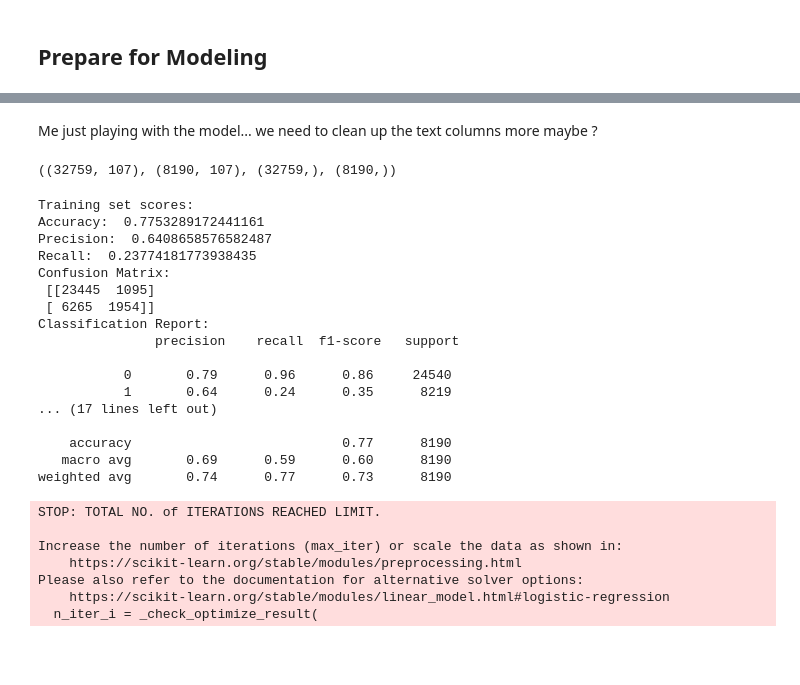
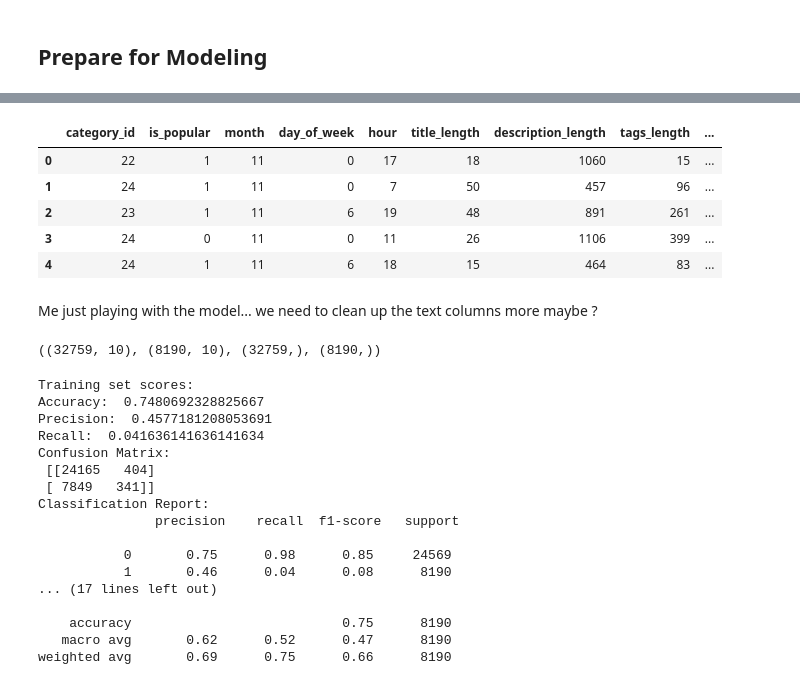
Before and after one commit to sjmfirestone/comp-4448-final-project, a Jupyter notebook: video-popularity.ipynb, the cells around one changed output, grey strips where cells are left out. Drawn from its saved outputs; the diff is of its cells as text; code cells hidden in the pictures; blank space fills up the shorter version.

```diff
--- a/video-popularity.ipynb
+++ b/video-popularity.ipynb
@@ -883,19 +874,23 @@ Many of the words that were frequently used in videos are among the words in the
 # %%
-def getWordCount(popular_words, text):
+def getWordCountRatio(popular_words, text):
     count = 0
     for word in text.split():
         if word in popular_words:
             count += 1
-    return count
+
+    if len(text.split()) == 0: # avoid division by zero
+        return 0
+    else:
+        return count/len(text.split())
 # %%
 # create new column of popular_title_words_count
-df['popular_title_words_count'] = df['title'].apply(lambda x: getWordCount(top_words_title, x))
+df['popular_title_words_ratio'] = df['title'].apply(lambda x: getWordCountRatio(top_words_title, x))
 
 # create new column of popular_description_words_count
-df['popular_description_words_count'] = df['description'].apply(lambda x: getWordCount(top_words_description, x))
+df['popular_description_words_ratio'] = df['description'].apply(lambda x: getWordCountRatio(top_words_description, x))
 
 # create new column of popular_tags_words_count
-df['popular_tags_words_count'] = df['tags'].apply(lambda x: getWordCount(top_words_tags, x))
+df['popular_tags_words_ratio'] = df['tags'].apply(lambda x: getWordCountRatio(top_words_tags, x))
 # %%
 df.head()
 # %% [output]
@@ -924,6 +903,0 @@ KeyError: 'text'
-# %%
-col_to_drop = ['title', 'description', 'tags', 'publish_time', 'text', 'channel_title']
-
-df.drop(col_to_drop, axis=1, inplace=True)
-
-df.head()
@@ -937,4 +903,0 @@ df.head()
-# %%
-df = pd.concat([df, word_counts_df], axis=1)
-
-df.head()
@@ -951,15 +917,18 @@ df.head()
 # %%
 # remove the columns that are no longer needed
-columns_to_drop = ['views', 'likes', 'dislikes', 'views_scaled', 'likes_scaled', 'dislikes_scaled', 'engagement_score', 'engagement_score_scaled']
-
-df.drop(columns_to_drop, inplace=True, axis=1)
-
-df.head()# remove the columns that are no longer needed
-columns_to_drop = ['views', 'likes', 'dislikes', 'views_scaled', 'likes_scaled', 'dislikes_scaled', 'engagement_score', 'engagement_score_scaled']
+columns_to_drop = ['title', 'channel_title', 'publish_time', 'tags', 'views', 'likes', 'dislikes', 'description',
+                   'log_views', 'log_likes', 'log_dislikes', 'engagement_score_log', 'engagement_score', 'category_name']
 
 df.drop(columns_to_drop, inplace=True, axis=1)
 
 df.head()
+# %% [output]
+|  | category_id | is_popular | month | day_of_week | hour | title_length | description_length | tags_length | ... |
+| 0 | 22 | 1 | 11 | 0 | 17 | 18 | 1060 | 15 | ... |
+| 1 | 24 | 1 | 11 | 0 | 7 | 50 | 457 | 96 | ... |
+| 2 | 23 | 1 | 11 | 6 | 19 | 48 | 891 | 261 | ... |
+| 3 | 24 | 0 | 11 | 0 | 11 | 26 | 1106 | 399 | ... |
+| 4 | 24 | 1 | 11 | 6 | 18 | 15 | 464 | 83 | ... |
 # %% [markdown]
 Me just playing with the model... we need to clean up the text columns more maybe ?
 # %%
@@ -975,7 +944,7 @@ X_train, X_test, y_train, y_test = train_test_split(X, y, test_size=0.2, random_
 
 X_train.shape, X_test.shape, y_train.shape, y_test.shape
 # %% [output]
-((32759, 107), (8190, 107), (32759,), (8190,))
+((32759, 10), (8190, 10), (32759,), (8190,))
 # %%
 # instantiate logistic regression model
 from sklearn.linear_model import LogisticRegression
@@ -1008,26 +977,19 @@ print('Confusion Matrix: \n', confusion_matrix(y_test, y_test_pred))
 print('Classification Report: \n', classification_report(y_test, y_test_pred))
 # %% [output]
 Training set scores:
-Accuracy:  0.7753289172441161
-Precision:  0.6408658576582487
-Recall:  0.23774181773938435
+Accuracy:  0.7480692328825667
+Precision:  0.4577181208053691
+Recall:  0.041636141636141634
 Confusion Matrix:
- [[23445  1095]
- [ 6265  1954]]
+ [[24165   404]
+ [ 7849   341]]
 Classification Report:
                precision    recall  f1-score   support
 
-           0       0.79      0.96      0.86     24540
-           1       0.64      0.24      0.35      8219
+           0       0.75      0.98      0.85     24569
+           1       0.46      0.04      0.08      8190
 ... (17 lines left out)
 
-    accuracy                           0.77      8190
-   macro avg       0.69      0.59      0.60      8190
-weighted avg       0.74      0.77      0.73      8190
+    accuracy                           0.75      8190
+   macro avg       0.62      0.52      0.47      8190
+weighted avg       0.69      0.75      0.66      8190
-STOP: TOTAL NO. of ITERATIONS REACHED LIMIT.
-
-Increase the number of iterations (max_iter) or scale the data as shown in:
-    https://scikit-learn.org/stable/modules/preprocessing.html
-Please also refer to the documentation for alternative solver options:
-    https://scikit-learn.org/stable/modules/linear_model.html#logistic-regression
-  n_iter_i = _check_optimize_result(
```
Also changed, not shown: parts of 14 cells of this notebook.
